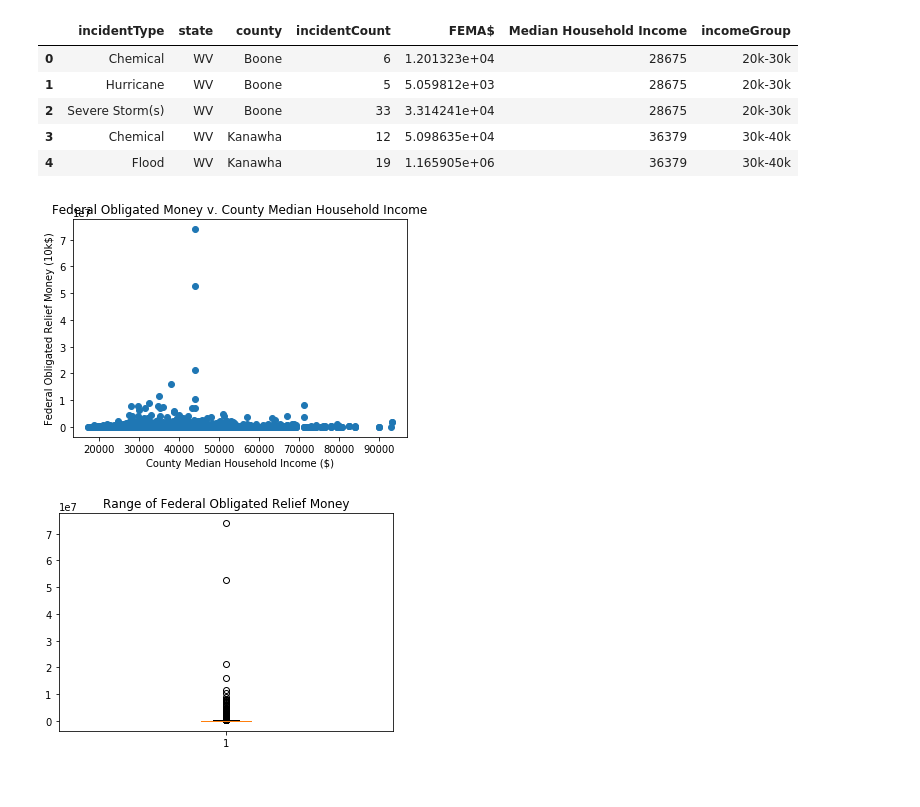
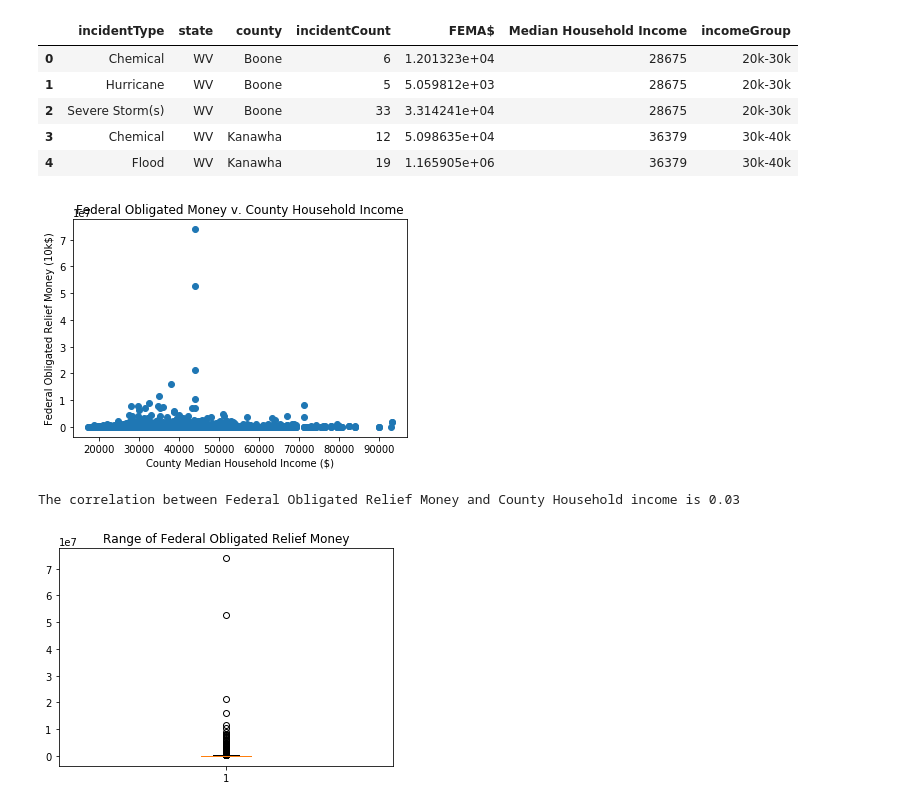
Before and after one commit to chunwong7/Project_1, a Jupyter notebook: SAPIE_analysis.ipynb, the cells around one changed output. Cells and saved outputs as stored; diff of their text form; code cells hidden in the pictures.

```diff
--- a/SAPIE_analysis.ipynb
+++ b/SAPIE_analysis.ipynb
@@ -81,13 +81,17 @@ merged.head()
 # %%
 #Check Scatterplot of FEMA$ v. Income
 plt.scatter(merged['Median Household Income'], merged['FEMA$'])
-plt.title('Federal Obligated Money v. County Median Household Income')
+plt.title('Federal Obligated Money v. County Household Income')
 plt.xlabel('County Median Household Income ($)')
 plt.ylabel('Federal Obligated Relief Money (10k$)')
 plt.savefig('plots/femavincome.png')
 plt.show()
+#Correlation of Fema v. Med income
+correlation = st.pearsonr(merged['Median Household Income'], merged['FEMA$'])
+print(f'The correlation between Federal Obligated Relief Money and County Household income is {round(correlation[0],2)}')
 # %% [output]
-[figure, old version]
+[figure, new version]
+The correlation between Federal Obligated Relief Money and County Household income is 0.03
 # %%
 #Use box plot to check for outliers
 plt.boxplot(merged['FEMA$'])
```
Also changed, not shown: parts of 2 cells of this notebook, 3 other files.
